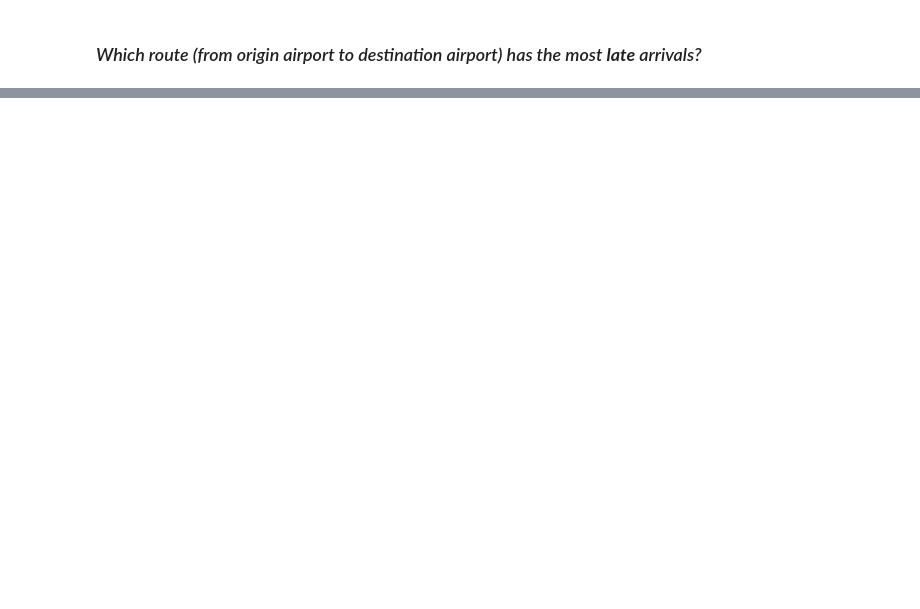
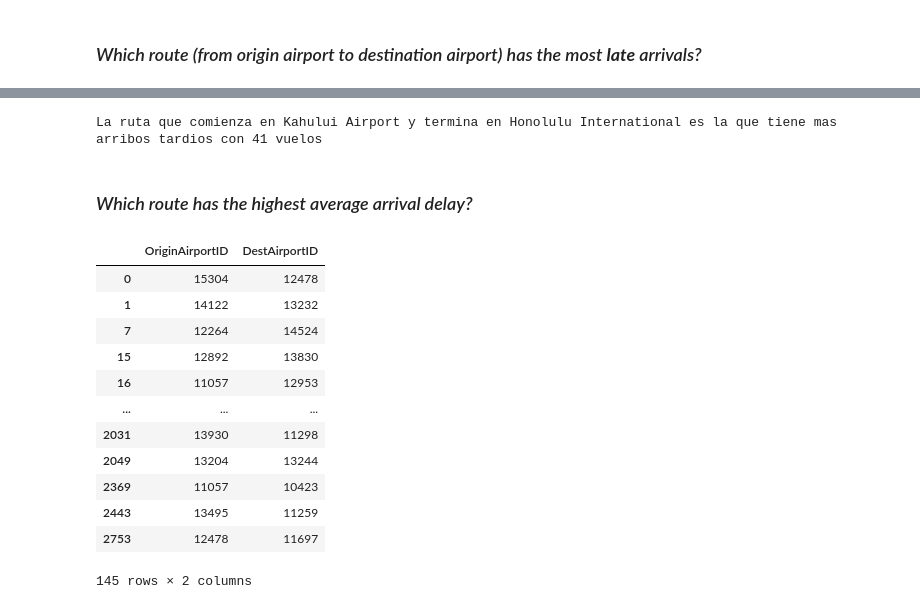
Before and after one commit to PhiofS/ms-dscience, a Jupyter notebook: exploracion-analisis-datos/flight-challenge.ipynb, the cells around one changed output, grey strips where cells are left out. Drawn from its saved outputs; the diff is of its cells as text; code cells hidden in the pictures; blank space fills up the shorter version.

Commit message:
Terminado

```diff
--- a/exploracion-analisis-datos/flight-challenge.ipynb
+++ b/exploracion-analisis-datos/flight-challenge.ipynb
@@ -512,0 +534,31 @@ Un vuelo adelantado 2 minutos puede resultar en un adelanto de arribo de 6 minut
+# %%
+first_place=df_ordenado.head(1)
+origin_id = first_place.index[0][1]
+dest_id = first_place.index[0][2]
+cant_vuelos= first_place.iloc[0]
+
+dest_airport=df_dd.DestAirportName[df_dd.DestAirportID==dest_id].unique()[0]
+org_airport= df_dd.DestAirportName[df_dd.DestAirportID==origin_id].unique()[0]
+
+print("La ruta que comienza en {} y termina en {} es la que tiene mas arribos tardios con {:.0f} vuelos".format(org_airport,dest_airport,cant_vuelos))
+# %% [output]
+La ruta que comienza en Kahului Airport y termina en Honolulu International es la que tiene mas arribos tardios con 41 vuelos
+# %% [markdown]
+### *Which route has the highest average arrival delay?*
+# %%
+df_prueba = df_dd[['OriginAirportID','DestAirportID']].groupby(df_dd.ArrDelay[df_dd.ArrDelay>0])
+df_prueba.head()
+# %% [output]
+|  | OriginAirportID | DestAirportID |
+| 0 | 15304 | 12478 |
+| 1 | 14122 | 13232 |
+| 7 | 12264 | 14524 |
+| 15 | 12892 | 13830 |
+| 16 | 11057 | 12953 |
+| ... | ... | ... |
+| 2031 | 13930 | 11298 |
+| 2049 | 13204 | 13244 |
+| 2369 | 11057 | 10423 |
+| 2443 | 13495 | 11259 |
+| 2753 | 12478 | 11697 |
+145 rows × 2 columns
```
Also changed, not shown: parts of 4 cells of this notebook.
